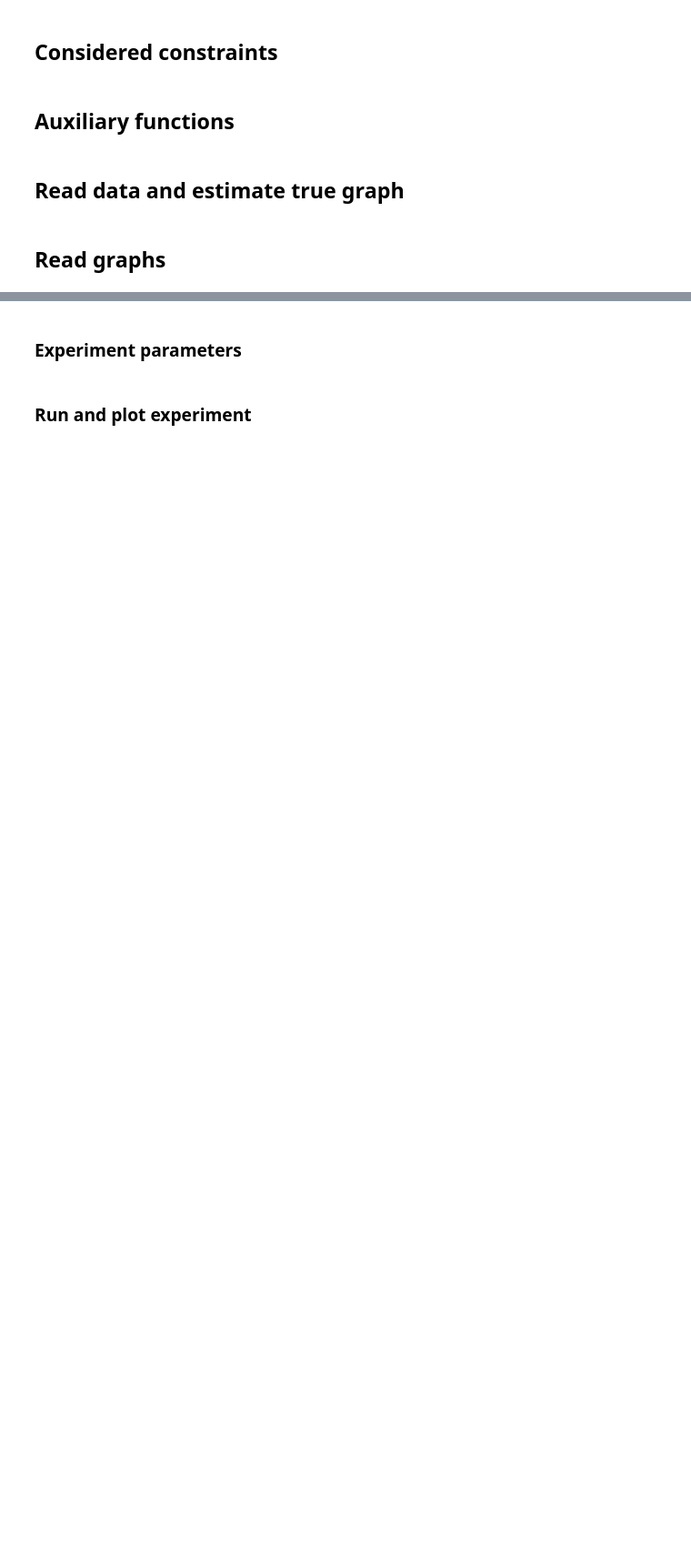
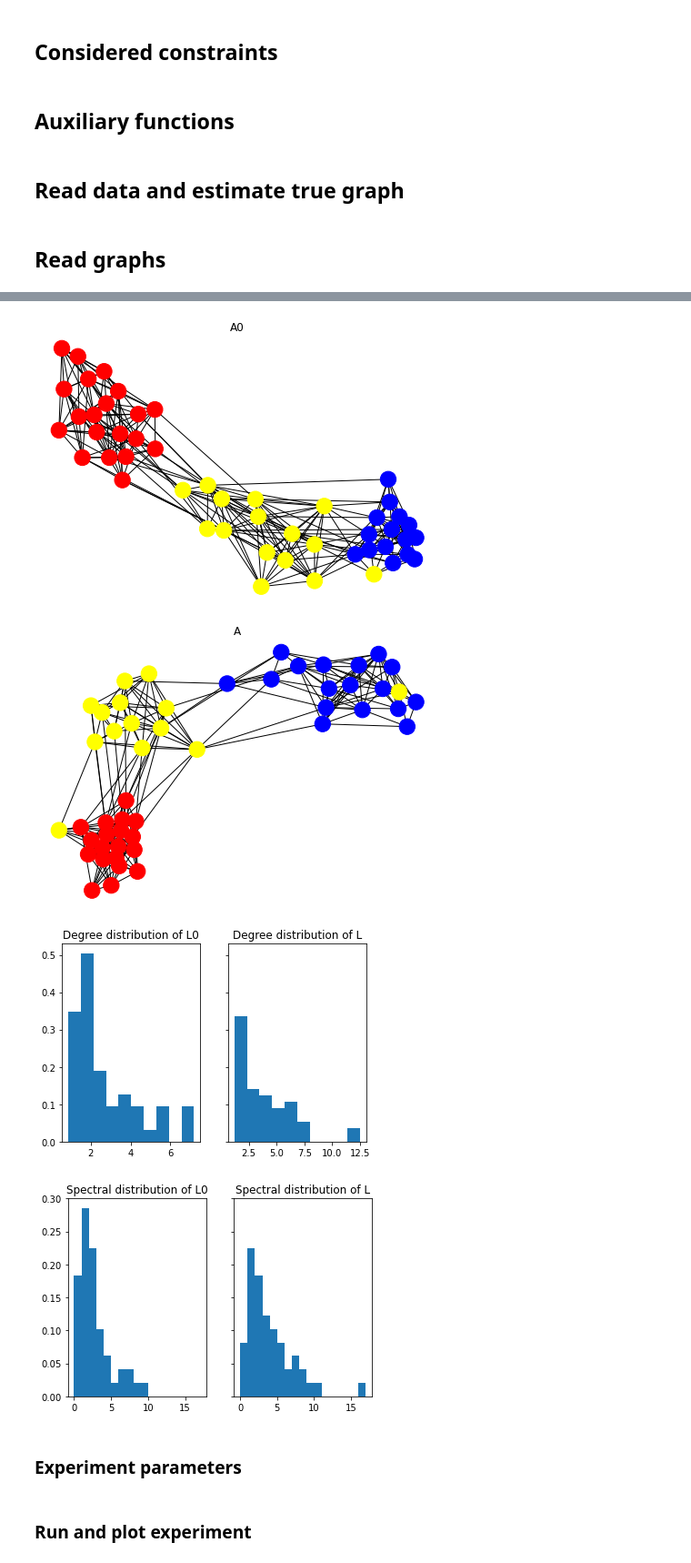
Before and after one commit to reysam93/motif_nti, a Jupyter notebook: senate_data.ipynb, the cells around one changed output, grey strips where cells are left out. Shown at 91% size. Saved outputs shown, nothing was run; the diff lists cells and outputs as text; code cells hidden in the pictures; blank space fills up the shorter version.

```diff
--- a/senate_data.ipynb
+++ b/senate_data.ipynb
@@ -26,12 +27,12 @@ GS = [
     lambda a, b : cp.sum(a)/b,
     lambda a, b : cp.sum(a**2)/b,
     lambda a, b : cp.sum(cp.exp(-a))/b,
-    lambda a, b : cp.sum(.25*a**2-.75*a)/b,
+    lambda a, b : cp.sum((.5*a-.75)**2)/b,
 ]
 BOUNDS = [
     lambda lamd, lamd_t, b : -2/b*lamd_t.T@lamd,
     lambda lamd, lamd_t, b : 1/b*cp.exp(-lamd_t).T@lamd,
-    lambda lamd, lamd_t, b: 1/b*(0.75-2*0.25*lamd_t).T@lamd,
+    lambda lamd, lamd_t, b: 1/b*(0.75-0.5*lamd_t).T@lamd,
 ]
 # %% [markdown]
 ## Auxiliary functions
@@ -183,6 +154,6 @@ lambdas, _ = np.linalg.eigh(L)
 # %%
 plt.figure()
-nx.draw_spring(nx.from_numpy_matrix(A), node_color=colors114)
+nx.draw_spring(nx.from_numpy_matrix(A0), node_color=colors114)
 plt.title('A0')
 
 plt.figure()
@@ -215,7 +186,11 @@ cs, _ = utils.compute_cs(GS, lambdas0, lambdas, verbose=True)
         c-0: c: 3.869   c0: 2.721       err: 1.147588   err norm: 0.421718
         c-1: c: 24.487  c0: 12.013      err: 12.474075  err norm: 1.038361
         c-2: c: 0.122   c0: 0.178       err: -0.055899  err norm: -0.313730
         c-3: c: 3.220   c0: 0.962       err: 2.257828   err norm: 2.346057
+[figure, added]
+[figure, added]
+[figure, added]
+[figure, added]
 # %% [markdown]
 ### Experiment parameters
 # %%
```
Also changed, not shown: parts of 23 cells of this notebook, 11 other files.
